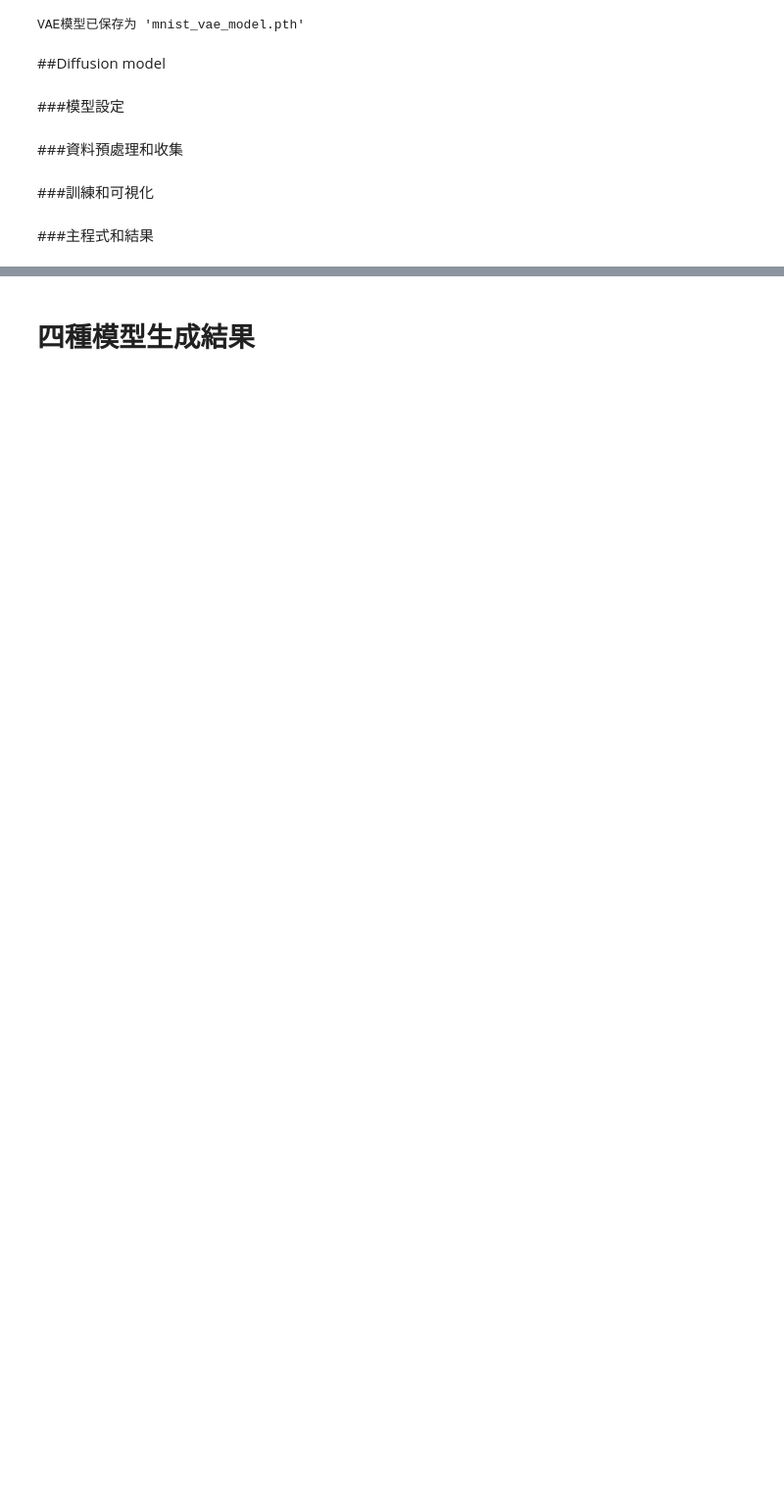
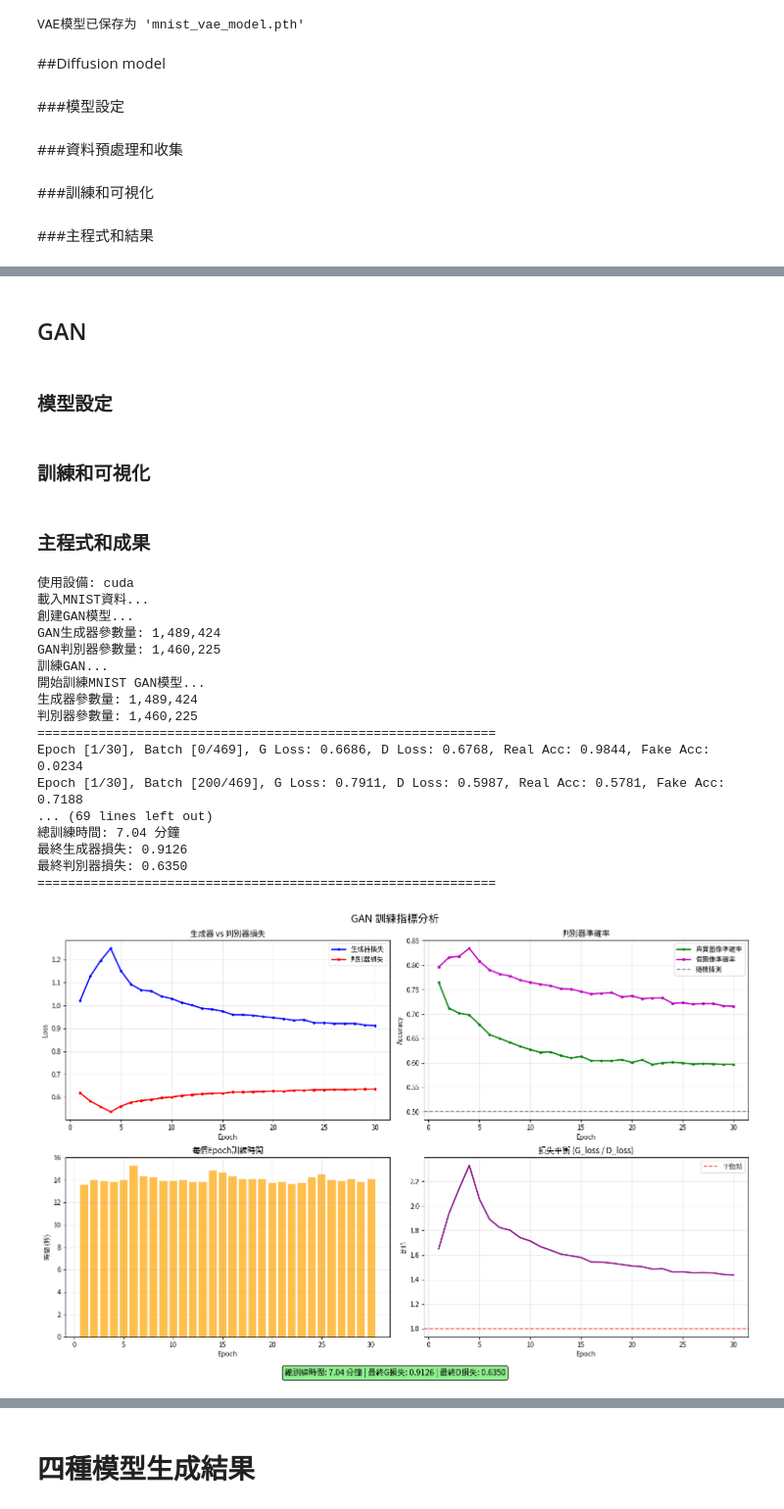
Before and after one commit to Jane0731/Homework, a Jupyter notebook: VAE_Diffusion_model.ipynb, the cells around one changed output, grey strips where cells are left out. Shown at 98% size. Drawn from its saved outputs; the diff is of its cells as text; code cells hidden in the pictures; blank space fills up the shorter version.

```diff
--- a/VAE_Diffusion_model.ipynb
+++ b/VAE_Diffusion_model.ipynb
@@ -1143,2 +1140,6 @@ print(f"影像尺寸: {diffusion_model_generated_images.shape}")
 成功生成 10 張MNIST影像
 影像尺寸: torch.Size([10, 1, 28, 28])
+# %% [markdown]
+## GAN
+# %% [markdown]
+### 模型設定
@@ -1144,0 +1214,2 @@ print(f"影像尺寸: {diffusion_model_generated_images.shape}")
+# %% [markdown]
+### 訓練和可視化
@@ -1144,0 +1433,54 @@ print(f"影像尺寸: {diffusion_model_generated_images.shape}")
+# %% [markdown]
+### 主程式和成果
+# %%
+"""### 主程式和結果"""
+
+# GAN 主程式
+device = 'cuda' if torch.cuda.is_available() else 'cpu'
+print(f"使用設備: {device}")
+
+# 1. 載入MNIST資料 (使用與VAE相同的dataloader)
+print("載入MNIST資料...")
+# train_dataloader, test_dataloader 已經在前面載入過了
+
+# 2. 創建GAN模型
+print("創建GAN模型...")
+gan_model = GAN(noise_dim=100, hidden_dim=256)
+generator = gan_model.generator
+discriminator = gan_model.discriminator
+print(f"GAN生成器參數量: {sum(p.numel() for p in generator.parameters()):,}")
+print(f"GAN判別器參數量: {sum(p.numel() for p in discriminator.parameters()):,}")
+
+# 3. 訓練GAN模型
+print("訓練GAN...")
+trained_generator, trained_discriminator, gan_training_metrics = train_gan_model(
+    generator,
+    discriminator,
+    train_dataloader,
+    test_dataloader,
+    epochs=30,
+    lr=2e-4,
+    device=device
+)
+
+# 4. 繪製GAN訓練指標
+plot_gan_training_metrics(gan_training_metrics)
+# %% [output]
+使用設備: cuda
+載入MNIST資料...
+創建GAN模型...
+GAN生成器參數量: 1,489,424
+GAN判別器參數量: 1,460,225
+訓練GAN...
+開始訓練MNIST GAN模型...
+生成器參數量: 1,489,424
+判別器參數量: 1,460,225
+============================================================
+Epoch [1/30], Batch [0/469], G Loss: 0.6686, D Loss: 0.6768, Real Acc: 0.9844, Fake Acc: 0.0234
+Epoch [1/30], Batch [200/469], G Loss: 0.7911, D Loss: 0.5987, Real Acc: 0.5781, Fake Acc: 0.7188
+... (69 lines left out)
+總訓練時間: 7.04 分鐘
+最終生成器損失: 0.9126
+最終判別器損失: 0.6350
+============================================================
+[figure, added]
```
Also changed, not shown: parts of 25 cells of this notebook.
